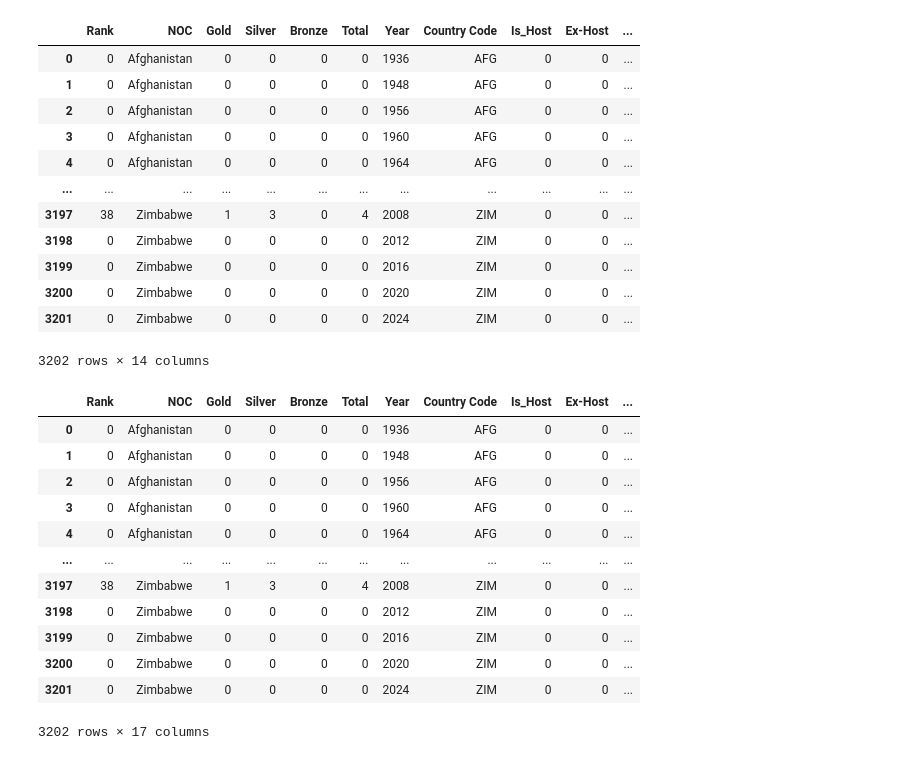
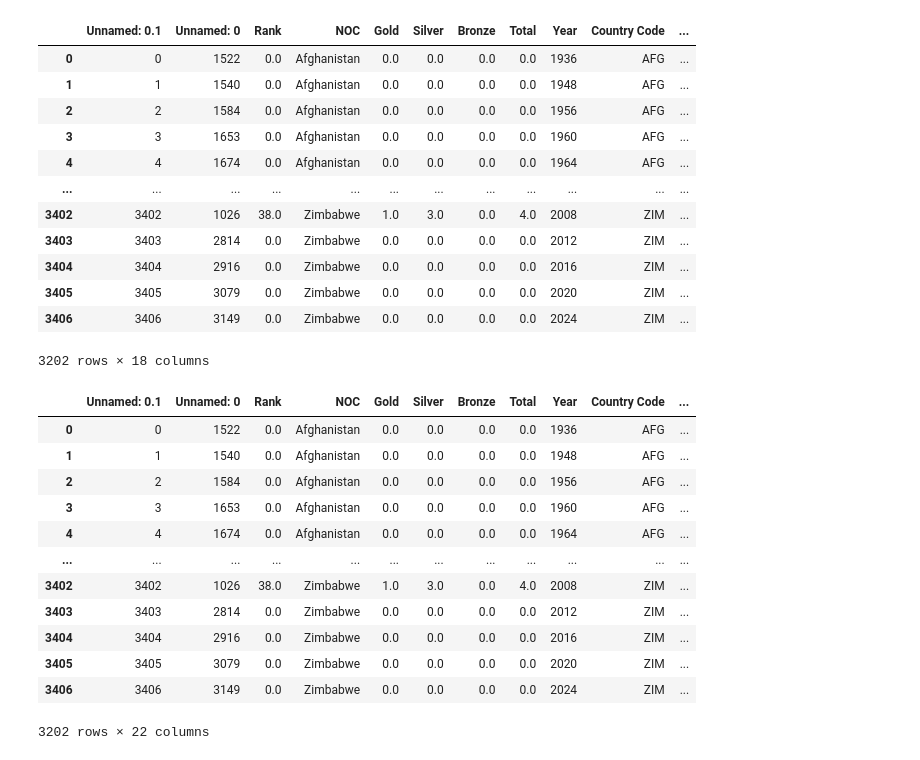
Before and after one commit to johngerving/mcm-2025, a Jupyter notebook: time_series_forecast.ipynb, the cells around one changed output. Saved outputs shown, nothing was run; the diff lists cells and outputs as text; code cells hidden in the pictures.

```diff
--- a/time_series_forecast.ipynb
+++ b/time_series_forecast.ipynb
@@ -3,42 +3,45 @@ import numpy as np
 import pandas as pd
 import matplotlib.pyplot as plt
 # %%
-full_medals = pd.read_csv('data/full_medal_data.csv')
-full_medals = full_medals.sort_values(by=['Country Code', 'Year']).reset_index(drop=True)
+full_medals = pd.read_csv('data/sim_full_medal_data.csv')
+full_medals = full_medals.sort_values(by=['Country Code', 'Year']).reset_index(drop=True).dropna()
 full_medals
 # %% [output]
-|  | Rank | NOC | Gold | Silver | Bronze | Total | Year | Country Code | Is_Host | Ex-Host | ... |
-| 0 | 0 | Afghanistan | 0 | 0 | 0 | 0 | 1936 | AFG | 0 | 0 | ... |
-| 1 | 0 | Afghanistan | 0 | 0 | 0 | 0 | 1948 | AFG | 0 | 0 | ... |
-| 2 | 0 | Afghanistan | 0 | 0 | 0 | 0 | 1956 | AFG | 0 | 0 | ... |
-| 3 | 0 | Afghanistan | 0 | 0 | 0 | 0 | 1960 | AFG | 0 | 0 | ... |
-| 4 | 0 | Afghanistan | 0 | 0 | 0 | 0 | 1964 | AFG | 0 | 0 | ... |
+|  | Unnamed: 0.1 | Unnamed: 0 | Rank | NOC | Gold | Silver | Bronze | Total | Year | Country Code | ... |
+| 0 | 0 | 1522 | 0.0 | Afghanistan | 0.0 | 0.0 | 0.0 | 0.0 | 1936 | AFG | ... |
+| 1 | 1 | 1540 | 0.0 | Afghanistan | 0.0 | 0.0 | 0.0 | 0.0 | 1948 | AFG | ... |
+| 2 | 2 | 1584 | 0.0 | Afghanistan | 0.0 | 0.0 | 0.0 | 0.0 | 1956 | AFG | ... |
+| 3 | 3 | 1653 | 0.0 | Afghanistan | 0.0 | 0.0 | 0.0 | 0.0 | 1960 | AFG | ... |
+| 4 | 4 | 1674 | 0.0 | Afghanistan | 0.0 | 0.0 | 0.0 | 0.0 | 1964 | AFG | ... |
 | ... | ... | ... | ... | ... | ... | ... | ... | ... | ... | ... | ... |
-| 3197 | 38 | Zimbabwe | 1 | 3 | 0 | 4 | 2008 | ZIM | 0 | 0 | ... |
-| 3198 | 0 | Zimbabwe | 0 | 0 | 0 | 0 | 2012 | ZIM | 0 | 0 | ... |
-| 3199 | 0 | Zimbabwe | 0 | 0 | 0 | 0 | 2016 | ZIM | 0 | 0 | ... |
-| 3200 | 0 | Zimbabwe | 0 | 0 | 0 | 0 | 2020 | ZIM | 0 | 0 | ... |
-| 3201 | 0 | Zimbabwe | 0 | 0 | 0 | 0 | 2024 | ZIM | 0 | 0 | ... |
+| 3402 | 3402 | 1026 | 38.0 | Zimbabwe | 1.0 | 3.0 | 0.0 | 4.0 | 2008 | ZIM | ... |
+| 3403 | 3403 | 2814 | 0.0 | Zimbabwe | 0.0 | 0.0 | 0.0 | 0.0 | 2012 | ZIM | ... |
+| 3404 | 3404 | 2916 | 0.0 | Zimbabwe | 0.0 | 0.0 | 0.0 | 0.0 | 2016 | ZIM | ... |
+| 3405 | 3405 | 3079 | 0.0 | Zimbabwe | 0.0 | 0.0 | 0.0 | 0.0 | 2020 | ZIM | ... |
+| 3406 | 3406 | 3149 | 0.0 | Zimbabwe | 0.0 | 0.0 | 0.0 | 0.0 | 2024 | ZIM | ... |
-3202 rows × 14 columns
+3202 rows × 18 columns
 # %%
 full_medals.loc[:, 'Possible Gold'] = full_medals.groupby('Year')['Gold'].transform('sum')
 full_medals.loc[:, 'Possible Silver'] = full_medals.groupby('Year')['Silver'].transform('sum')
 full_medals.loc[:, 'Possible Bronze'] = full_medals.groupby('Year')['Bronze'].transform('sum')
+
+full_medals.loc[:, '% Female'] = full_medals.loc[:, 'Total Female Participants'] / (full_medals.loc[:, 'Total Female Participants'] + full_medals.loc[:, 'Total Male Participants'])
+
 full_medals
 # %% [output]
-|  | Rank | NOC | Gold | Silver | Bronze | Total | Year | Country Code | Is_Host | Ex-Host | ... |
-| 0 | 0 | Afghanistan | 0 | 0 | 0 | 0 | 1936 | AFG | 0 | 0 | ... |
-| 1 | 0 | Afghanistan | 0 | 0 | 0 | 0 | 1948 | AFG | 0 | 0 | ... |
-| 2 | 0 | Afghanistan | 0 | 0 | 0 | 0 | 1956 | AFG | 0 | 0 | ... |
-| 3 | 0 | Afghanistan | 0 | 0 | 0 | 0 | 1960 | AFG | 0 | 0 | ... |
-| 4 | 0 | Afghanistan | 0 | 0 | 0 | 0 | 1964 | AFG | 0 | 0 | ... |
+|  | Unnamed: 0.1 | Unnamed: 0 | Rank | NOC | Gold | Silver | Bronze | Total | Year | Country Code | ... |
+| 0 | 0 | 1522 | 0.0 | Afghanistan | 0.0 | 0.0 | 0.0 | 0.0 | 1936 | AFG | ... |
+| 1 | 1 | 1540 | 0.0 | Afghanistan | 0.0 | 0.0 | 0.0 | 0.0 | 1948 | AFG | ... |
+| 2 | 2 | 1584 | 0.0 | Afghanistan | 0.0 | 0.0 | 0.0 | 0.0 | 1956 | AFG | ... |
+| 3 | 3 | 1653 | 0.0 | Afghanistan | 0.0 | 0.0 | 0.0 | 0.0 | 1960 | AFG | ... |
+| 4 | 4 | 1674 | 0.0 | Afghanistan | 0.0 | 0.0 | 0.0 | 0.0 | 1964 | AFG | ... |
 | ... | ... | ... | ... | ... | ... | ... | ... | ... | ... | ... | ... |
-| 3197 | 38 | Zimbabwe | 1 | 3 | 0 | 4 | 2008 | ZIM | 0 | 0 | ... |
-| 3198 | 0 | Zimbabwe | 0 | 0 | 0 | 0 | 2012 | ZIM | 0 | 0 | ... |
-| 3199 | 0 | Zimbabwe | 0 | 0 | 0 | 0 | 2016 | ZIM | 0 | 0 | ... |
-| 3200 | 0 | Zimbabwe | 0 | 0 | 0 | 0 | 2020 | ZIM | 0 | 0 | ... |
-| 3201 | 0 | Zimbabwe | 0 | 0 | 0 | 0 | 2024 | ZIM | 0 | 0 | ... |
+| 3402 | 3402 | 1026 | 38.0 | Zimbabwe | 1.0 | 3.0 | 0.0 | 4.0 | 2008 | ZIM | ... |
+| 3403 | 3403 | 2814 | 0.0 | Zimbabwe | 0.0 | 0.0 | 0.0 | 0.0 | 2012 | ZIM | ... |
+| 3404 | 3404 | 2916 | 0.0 | Zimbabwe | 0.0 | 0.0 | 0.0 | 0.0 | 2016 | ZIM | ... |
+| 3405 | 3405 | 3079 | 0.0 | Zimbabwe | 0.0 | 0.0 | 0.0 | 0.0 | 2020 | ZIM | ... |
+| 3406 | 3406 | 3149 | 0.0 | Zimbabwe | 0.0 | 0.0 | 0.0 | 0.0 | 2024 | ZIM | ... |
-3202 rows × 17 columns
+3202 rows × 22 columns
 # %%
 def country_medals(country):
     medals = full_medals.where(full_medals['Country Code'] == country).dropna().sort_values(by="Year")
```
Also changed, not shown: parts of 30 cells of this notebook, 2 other files.
